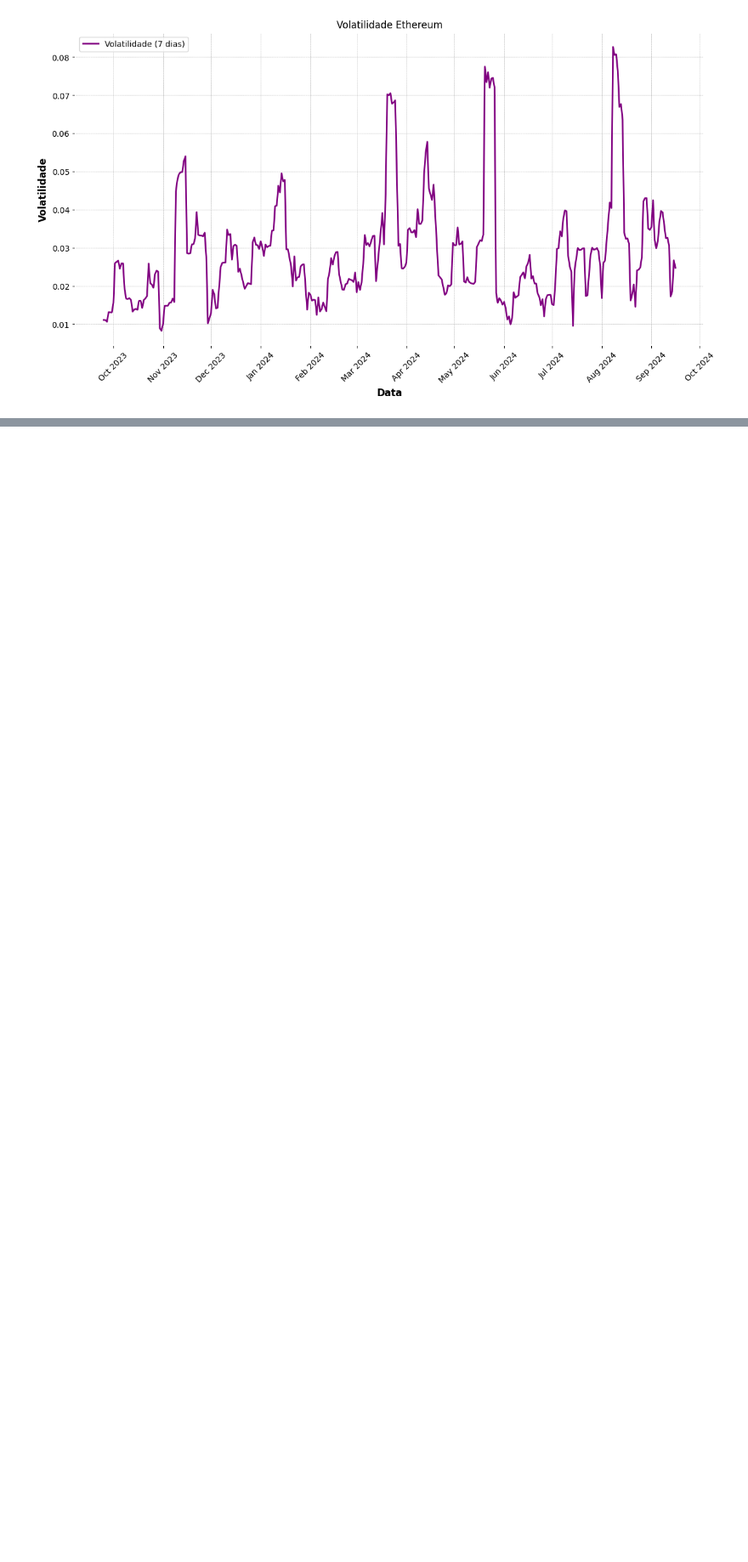
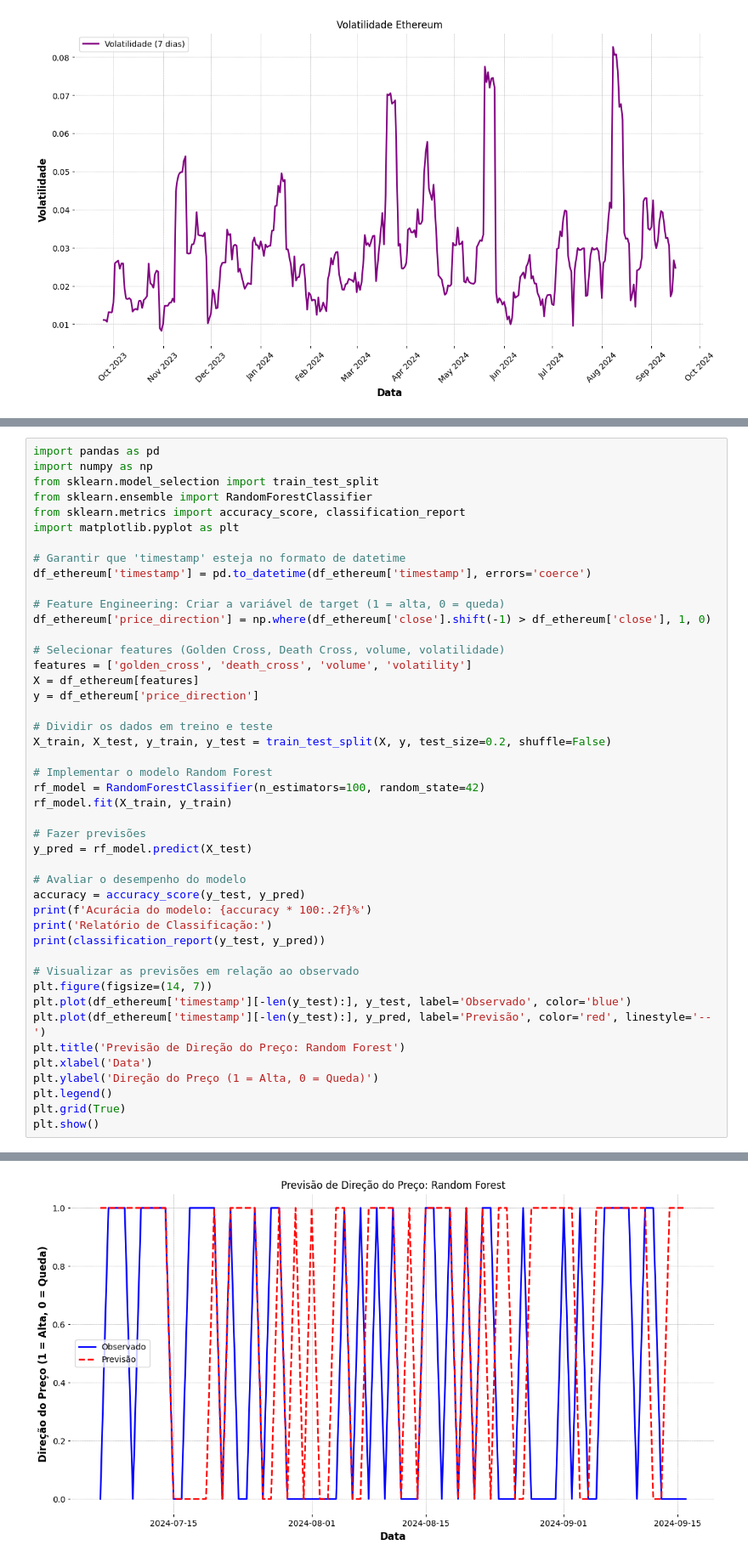
Before and after one commit to cecigonca/ponderada-cripto, a Jupyter notebook: src/dados_processados/ethereum.ipynb, the cells around one changed output, grey strips where cells are left out. Shown at 85% size. Drawn from its saved outputs; the diff is of its cells as text; blank space fills up the shorter version.

```diff
--- a/src/dados_processados/ethereum.ipynb
+++ b/src/dados_processados/ethereum.ipynb
@@ -219,0 +298,46 @@ Index(['timestamp', 'open', 'high', 'low', 'close', 'volume', 'daily_return',
+# %%
+import pandas as pd
+import numpy as np
+from sklearn.model_selection import train_test_split
+from sklearn.ensemble import RandomForestClassifier
+from sklearn.metrics import accuracy_score, classification_report
+import matplotlib.pyplot as plt
+
+# Garantir que 'timestamp' esteja no formato de datetime
+df_ethereum['timestamp'] = pd.to_datetime(df_ethereum['timestamp'], errors='coerce')
+
+# Feature Engineering: Criar a variável de target (1 = alta, 0 = queda)
+df_ethereum['price_direction'] = np.where(df_ethereum['close'].shift(-1) > df_ethereum['close'], 1, 0)
+
+# Selecionar features (Golden Cross, Death Cross, volume, volatilidade)
+features = ['golden_cross', 'death_cross', 'volume', 'volatility']
+X = df_ethereum[features]
+y = df_ethereum['price_direction']
+
+# Dividir os dados em treino e teste
+X_train, X_test, y_train, y_test = train_test_split(X, y, test_size=0.2, shuffle=False)
+
+# Implementar o modelo Random Forest
+rf_model = RandomForestClassifier(n_estimators=100, random_state=42)
+rf_model.fit(X_train, y_train)
+
+# Fazer previsões
+y_pred = rf_model.predict(X_test)
+
+# Avaliar o desempenho do modelo
+accuracy = accuracy_score(y_test, y_pred)
+print(f'Acurácia do modelo: {accuracy * 100:.2f}%')
+print('Relatório de Classificação:')
+print(classification_report(y_test, y_pred))
+
+# Visualizar as previsões em relação ao observado
+plt.figure(figsize=(14, 7))
+plt.plot(df_ethereum['timestamp'][-len(y_test):], y_test, label='Observado', color='blue')
+plt.plot(df_ethereum['timestamp'][-len(y_test):], y_pred, label='Previsão', color='red', linestyle='--')
+plt.title('Previsão de Direção do Preço: Random Forest')
+plt.xlabel('Data')
+plt.ylabel('Direção do Preço (1 = Alta, 0 = Queda)')
+plt.legend()
+plt.grid(True)
+plt.show()
+# %% [output]
@@ -219,0 +354 @@ Index(['timestamp', 'open', 'high', 'low', 'close', 'volume', 'daily_return',
+[figure, added]
```
Also changed, not shown: parts of 8 cells of this notebook, 3 other files.
